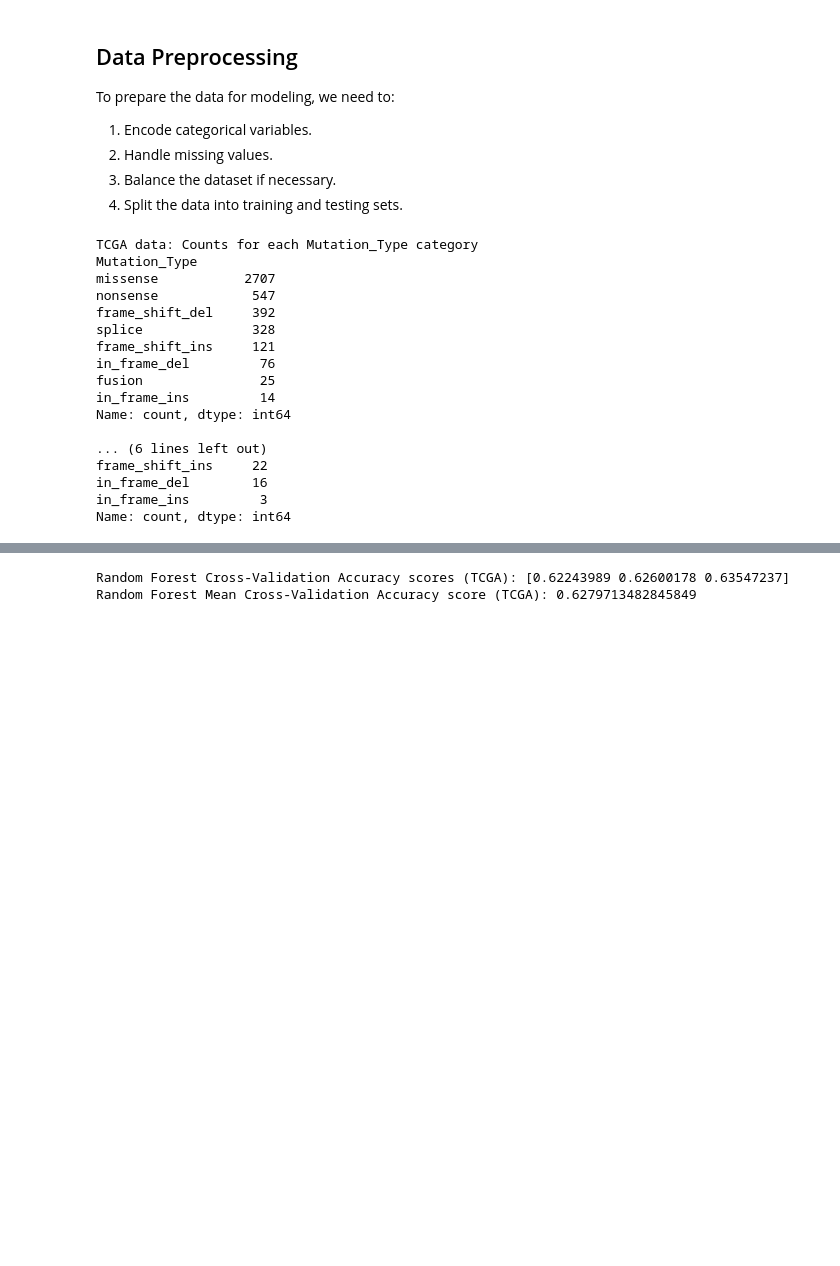
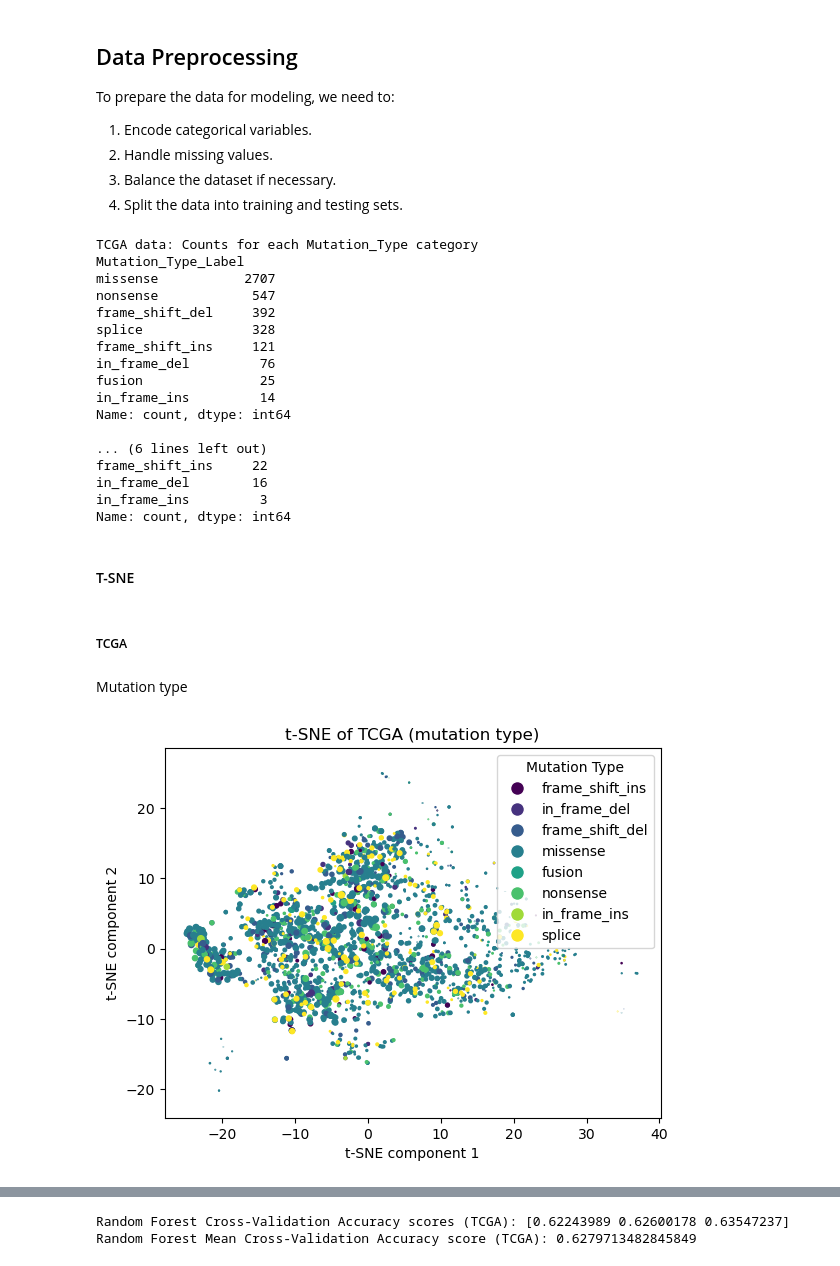
Before and after one commit to adamamer20/ml_lab, a Jupyter notebook: ML_Lab_2024.ipynb, the cells around one changed output, grey strips where cells are left out. Saved outputs shown, nothing was run; the diff lists cells and outputs as text; code cells hidden in the pictures; blank space fills up the shorter version.

```diff
--- a/ML_Lab_2024.ipynb
+++ b/ML_Lab_2024.ipynb
@@ -56,7 +79,4 @@ To prepare the data for modeling, we need to:
 # %%
-import re
-
-
 # Define a function to extract the mutation type
 def extract_mutation_type(variant):
     pattern = r"(nonsense|in_frame_del|in_frame_ins|fusion|translation|frame_shift_del|frame_shift_ins|splice|missense|silent)"
@@ -68,27 +88,27 @@ def extract_mutation_type(variant):
 
 
 # Apply the function to extract mutation types
-tcga_data["Mutation_Type"] = tcga_data["Variant_Classification"].apply(
+tcga_data["Mutation_Type_Label"] = tcga_data["Variant_Classification"].apply(
     extract_mutation_type
 )
-ccle_data["Mutation_Type"] = ccle_data["Variant_Classification"].apply(
+ccle_data["Mutation_Type_Label"] = ccle_data["Variant_Classification"].apply(
     extract_mutation_type
 )
 
 # Remove rows with the "translation" type of mutation from the TCGA dataset
-tcga_data = tcga_data[tcga_data["Mutation_Type"] != "translation"]
+tcga_data = tcga_data[tcga_data["Mutation_Type_Label"] != "translation"]
 
 # Print the counts for each category in Mutation_Type for both datasets
 print("TCGA data: Counts for each Mutation_Type category")
-tcga_counts = tcga_data["Mutation_Type"].value_counts()
+tcga_counts = tcga_data["Mutation_Type_Label"].value_counts()
 print(tcga_counts)
 
 print("\nCCLE data: Counts for each Mutation_Type category")
-ccle_counts = ccle_data["Mutation_Type"].value_counts()
+ccle_counts = ccle_data["Mutation_Type_Label"].value_counts()
 print(ccle_counts)
 # %% [output]
 TCGA data: Counts for each Mutation_Type category
-Mutation_Type
+Mutation_Type_Label
 missense           2707
 nonsense            547
 frame_shift_del     392
@@ -223,3 +221,34 @@ preprocessor_ccle = ColumnTransformer(
     ],
     remainder="passthrough",
 )
+# %% [markdown]
+#### T-SNE
+# %%
+def create_tsne_graph(X: pd.DataFrame, df: pd.DataFrame, column: str, title: str):
+    tsne = TSNE(n_components=2, random_state=42)
+
+    tsne = tsne.fit_transform(X)
+
+    # Get unique labels and create a color map
+    unique_labels = df[column].unique()
+    cmap = ListedColormap(plt.cm.viridis(np.linspace(0, 1, len(unique_labels))))
+    label_to_color = {label: idx for idx, label in enumerate(unique_labels)}
+
+    # Convert string labels to numeric labels for coloring
+    numeric_labels = df[column].map(label_to_color)
+
+    plt.scatter(tsne[:, 0], tsne[:, 1], c=numeric_labels, cmap=cmap)
+    plt.title(title)
+    plt.xlabel("t-SNE component 1")
+    plt.ylabel("t-SNE component 2")
+
+    # Custom legend
+    handles = [
+        plt.Line2D(
+            [0], [0], marker="o", color="w", markerfacecolor=cmap(i), markersize=10
+        )
+        for i in range(len(unique_labels))
+    ]
+    plt.legend(handles, unique_labels, title="Mutation Type", loc="best")
+
+    plt.show()
@@ -225,0 +294,10 @@ preprocessor_ccle = ColumnTransformer(
+# %% [markdown]
+##### TCGA
+# %% [markdown]
+Mutation type
+# %%
+create_tsne_graph(
+    X_tcga, tcga_data, "Mutation_Type_Label", "t-SNE of TCGA (mutation type)"
+)
+# %% [output]
+[figure, added]
```
Also changed, not shown: parts of 21 cells of this notebook.
